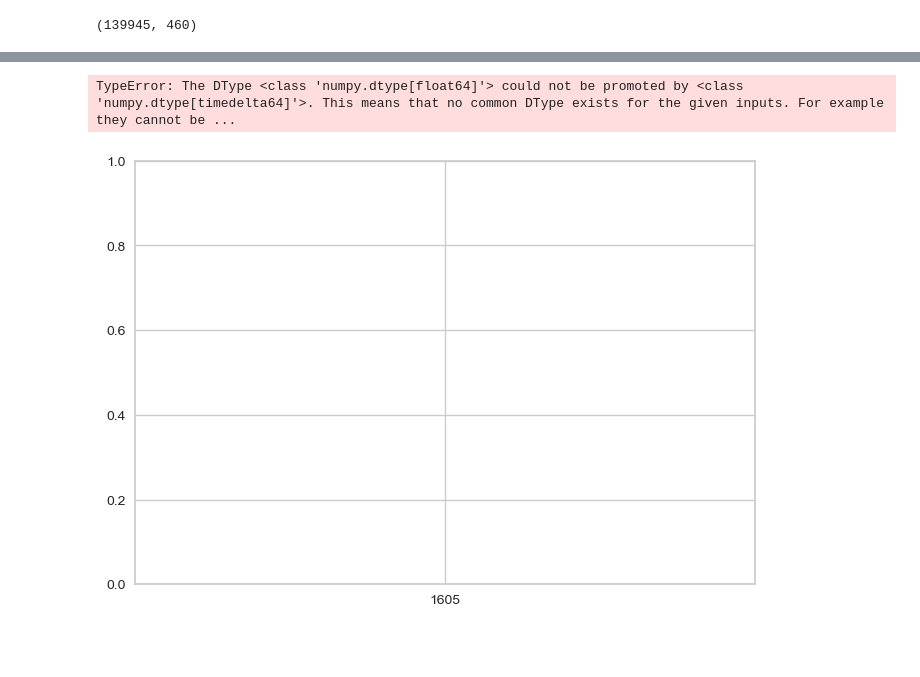
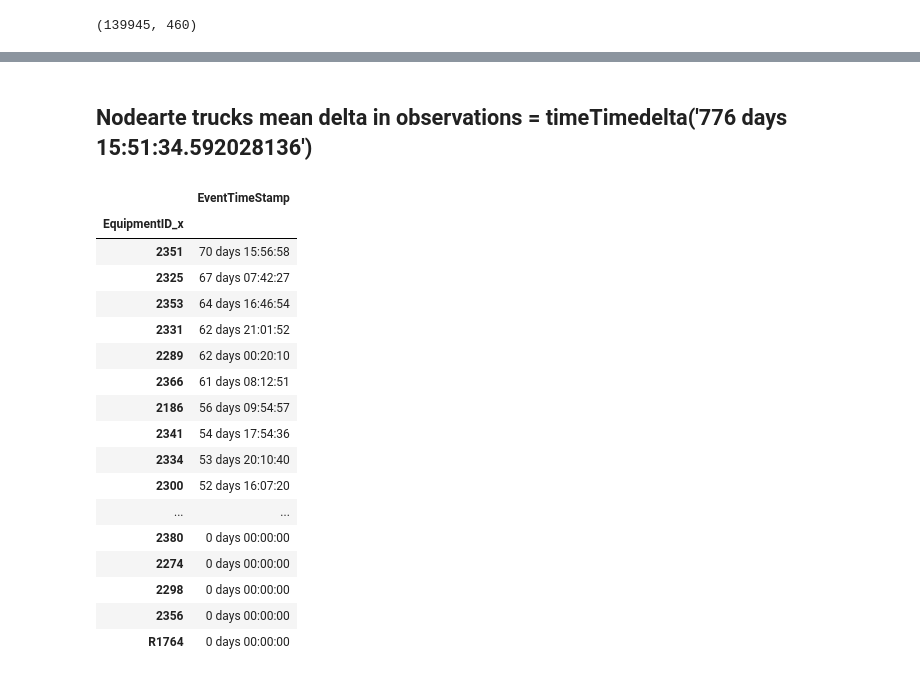
Before and after one commit to nss-data-science-cohort-6/big_g_express-elden_ring, a Jupyter notebook: notebooks/Untitled.ipynb, the cells around one changed output, grey strips where cells are left out. Drawn from its saved outputs; the diff is of its cells as text; code cells hidden in the pictures; blank space fills up the shorter version.

```diff
--- a/notebooks/Untitled.ipynb
+++ b/notebooks/Untitled.ipynb
@@ -469,21 +569,0 @@ Timedelta('1840 days 18:29:05')
-# %%
-# size and color:
-sizes = np.random.uniform(15, 80, len(x))
-colors = np.random.uniform(15, 80, len(x))
-
-y = ((X_train_derate.groupby('EquipmentID_x')['EventTimeStamp'].max())-
- (X_train_derate.groupby('EquipmentID_x')['EventTimeStamp'].min()))
-x = X_train_derate['EquipmentID_x'].unique()
-
-# plot
-fig, ax = plt.subplots()
-
-ax.scatter(x, y, s=sizes, c=colors, vmin=0, vmax=100)
-
-ax.set(xlim=(0, 8), xticks=np.arange(1, 8),
-       ylim=(0, 8), yticks=np.arange(1, 8))
-
-plt.show()
-# %% [output]
-TypeError: The DType <class 'numpy.dtype[float64]'> could not be promoted by <class 'numpy.dtype[timedelta64]'>. This means that no common DType exists for the given inputs. For example they cannot be ...
-[figure, removed]
@@ -495,0 +570,28 @@ plt.show()
+# %% [markdown]
+## Nodearte trucks mean delta in observations = timeTimedelta('776 days 15:51:34.592028136')
+# %%
+((df_no.groupby('EquipmentID_x')['EventTimeStamp'].max())-
+ (df_no.groupby('EquipmentID_x')['EventTimeStamp'].min())).mean()
+
+((df_no.groupby('EquipmentID_x')['EventTimeStamp'].max())-
+ (df_no.groupby('EquipmentID_x')['EventTimeStamp'].min())).to_frame().sort_values('EventTimeStamp',
+                                                                                           ascending=False).tail(50)
+# %% [output]
+|  | EventTimeStamp |
+| EquipmentID_x |  |
+| 2351 | 70 days 15:56:58 |
+| 2325 | 67 days 07:42:27 |
+| 2353 | 64 days 16:46:54 |
+| 2331 | 62 days 21:01:52 |
+| 2289 | 62 days 00:20:10 |
+| 2366 | 61 days 08:12:51 |
+| 2186 | 56 days 09:54:57 |
+| 2341 | 54 days 17:54:36 |
+| 2334 | 53 days 20:10:40 |
+| 2300 | 52 days 16:07:20 |
+| ... | ... |
+| 2380 | 0 days 00:00:00 |
+| 2274 | 0 days 00:00:00 |
+| 2298 | 0 days 00:00:00 |
+| 2356 | 0 days 00:00:00 |
+| R1764 | 0 days 00:00:00 |
```
Also changed, not shown: parts of 58 cells of this notebook.
